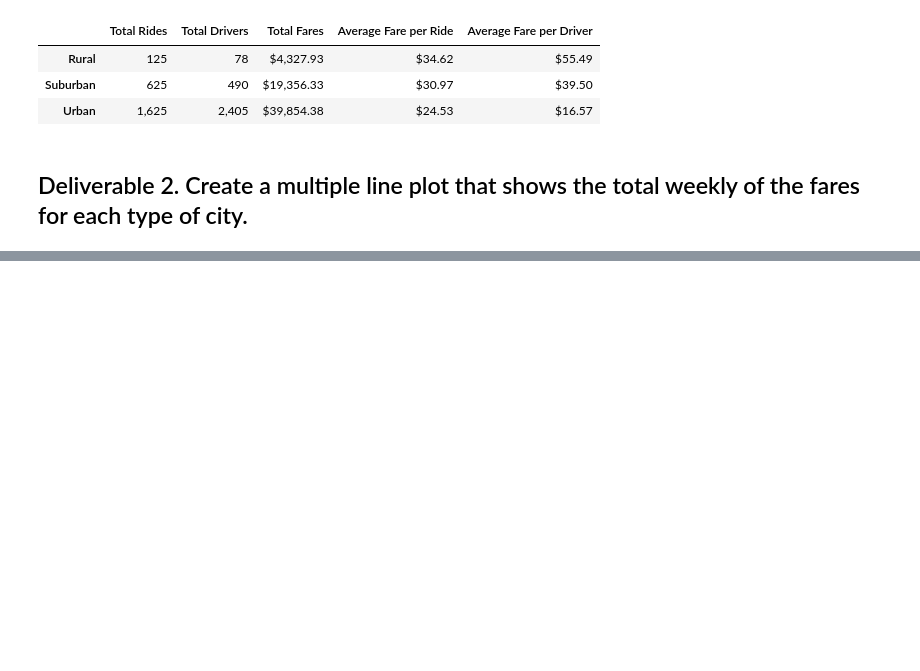
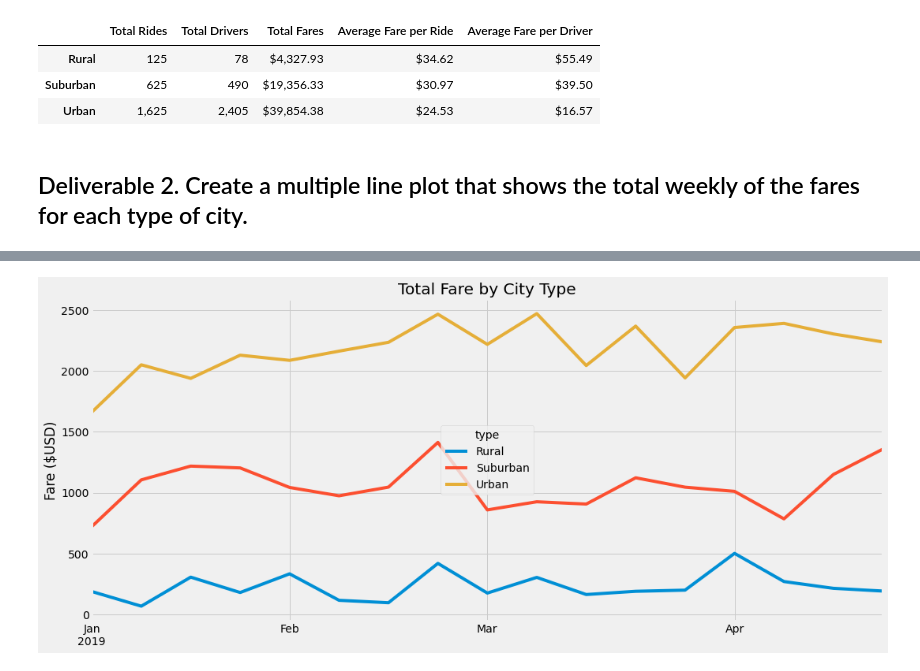
Before and after one commit to carinaediaz/PyBer_analysis, a Jupyter notebook: PyBer_Challenge.ipynb, the cells around one changed output, grey strips where cells are left out. Drawn from its saved outputs; the diff is of its cells as text; code cells hidden in the pictures; blank space fills up the shorter version.

```diff
--- a/PyBer_Challenge.ipynb
+++ b/PyBer_Challenge.ipynb
@@ -127,3 +154,5 @@ pyber_summary_df
 # %%
 # 4. Create a pivot table with the 'date' as the index, the columns ='type', and values='fare'
 # to get the total fares for each type of city by the date.
+fares_sum_df = fares_sum_df.pivot(index='date', columns='type', values='fare')
+fares_sum_df.head()
@@ -130,2 +167,4 @@ pyber_summary_df
 # %%
 # 5. Create a new DataFrame from the pivot table DataFrame using loc on the given dates, '2019-01-01':'2019-04-29'.
+fares_sum_select_df = fares_sum_df.loc['2019-01-01':'2019-04-29']
+fares_sum_select_df
@@ -132,5 +186,6 @@ pyber_summary_df
 # %%
 # 6. Set the "date" index to datetime datatype. This is necessary to use the resample() method in Step 8.
 # df.index = pd.to_datetime(df.index)
+fares_sum_select_df.index = pd.to_datetime(fares_sum_select_df.index)
 # %%
 # 7. Check that the datatype for the index is datetime using df.info()
@@ -137,2 +204,4 @@ pyber_summary_df
 # %%
 # 8. Create a new DataFrame using the "resample()" function by week 'W' and get the sum of the fares for each week.
+fares_sum_select_df = fares_sum_select_df.resample("W").sum()
+fares_sum_select_df.head()
@@ -139,7 +216,14 @@ pyber_summary_df
 # %%
 # 8. Using the object-oriented interface method, plot the resample DataFrame using the df.plot() function.
-
 # Import the style from Matplotlib.
 from matplotlib import style
 # Use the graph style fivethirtyeight.
 style.use('fivethirtyeight')
+
+fares_sum_select_df.plot(figsize=(16,7))
+plt.title('Total Fare by City Type')
+plt.ylabel('Fare ($USD)')
+plt.xlabel('''')
+plt.savefig('Analysis/PyBer_fare_summary.png')
+# %% [output]
+[figure, added]
```
Also changed, not shown: parts of 7 cells of this notebook, 1 other file.
